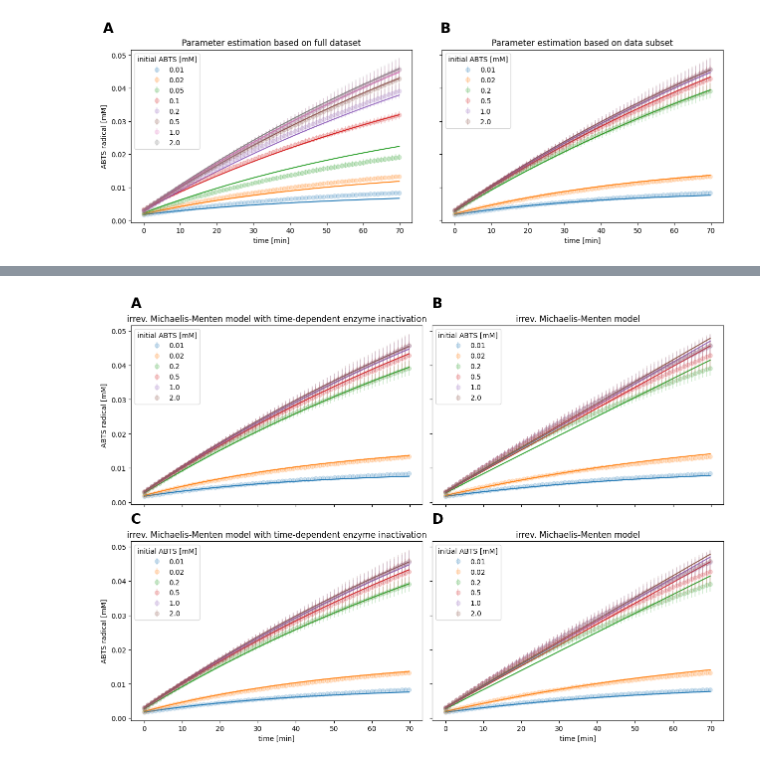
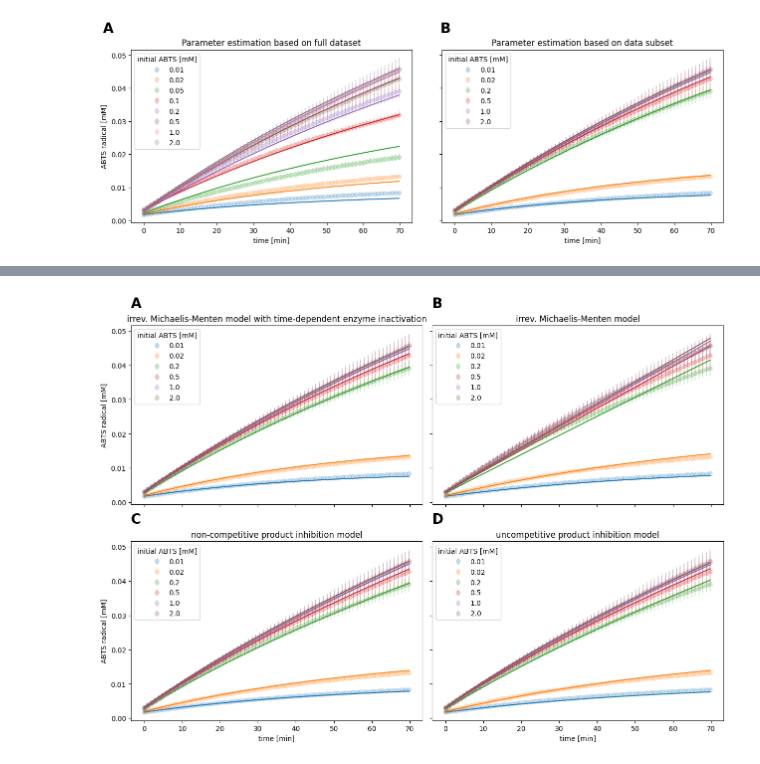
Before and after one commit to haeussma/masterthesis, a Jupyter notebook: _sources/scenarios/enzyme_inactivation.ipynb, the cells around one changed output, grey strips where cells are left out. Drawn from its saved outputs; the diff is of its cells as text; code cells hidden in the pictures.

```diff
--- a/_sources/scenarios/enzyme_inactivation.ipynb
+++ b/_sources/scenarios/enzyme_inactivation.ipynb
@@ -296,25 +288,25 @@ For models with enzyme inactivation, the substrate inhibition model showed the l
 # %%
 fig, axes = plt.subplots(2,2, figsize=(12.8,9.2), sharey=True, sharex=True)
 CotA_kinetics_with_inactivation.visualize("irreversible Michaelis Menten",ax=axes[0][0], alpha =.2,\
     title="irrev. Michaelis-Menten model with time-dependent enzyme inactivation")
 CotA_kinetics.visualize("irreversible Michaelis Menten",ax=axes[0][1], alpha =.2,\
     title="irrev. Michaelis-Menten model")
-CotA_kinetics_with_inactivation.visualize("competitive product inhibition",ax=axes[1][0], alpha =.2,\
-    title="irrev. Michaelis-Menten model with time-dependent enzyme inactivation")
-CotA_kinetics.visualize("irreversible Michaelis Menten",ax=axes[1][1], alpha =.2,\
-    title="irrev. Michaelis-Menten model")
+CotA_kinetics.visualize("non-competitive product inhibition",ax=axes[1][0], alpha =.2,\
+    title="non-competitive product inhibition model")
+CotA_kinetics.visualize("uncompetitive product inhibition",ax=axes[1][1], alpha =.2,\
+    title="uncompetitive product inhibition model")
 
 axes[0][0].set_ylabel("ABTS radical [mM]")
 axes[1][0].set_ylabel("ABTS radical [mM]")
 axes[1][0].set_xlabel("time [min]")
 axes[1][1].set_xlabel("time [min]")
 [ax.legend(title="initial ABTS [mM]") for ax in axes.flatten()]
 
 [ax.text(0, 1.1, string.ascii_uppercase[i], transform=ax.transAxes, size=20, weight='bold') for i, ax in enumerate(axes.flatten())]
 
 # axes[0]
 # axes[1].text(1.1, 1.1, string.ascii_uppercase[1], transform=axes[0].transAxes,
 #         size=20, weight='bold')
 plt.tight_layout()
 # %% [output]
-[figure, old version]
+[figure, new version]
```
Also changed, not shown: parts of 7 cells of this notebook, 3 other files.
